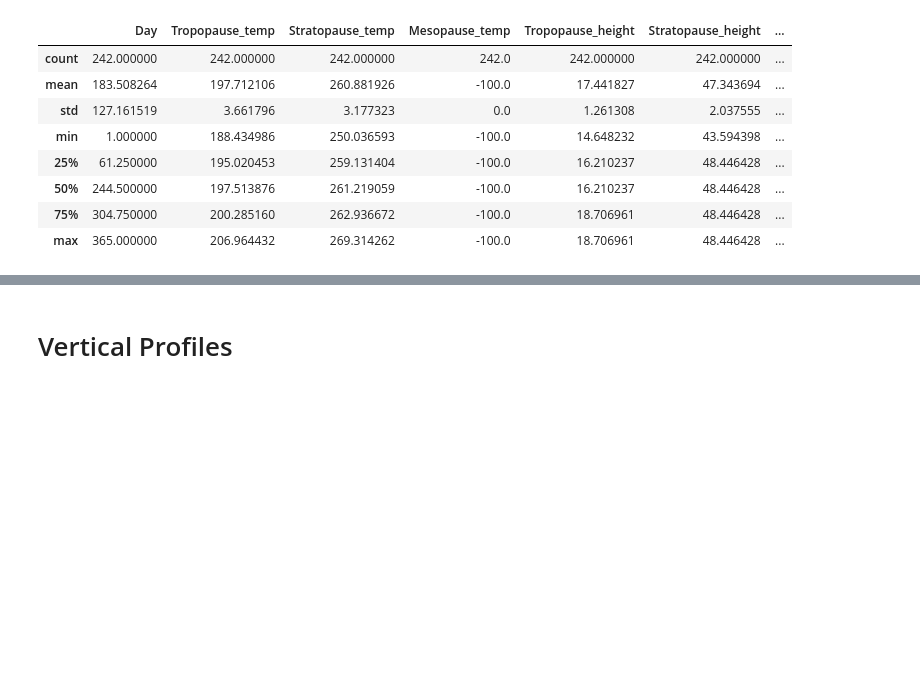
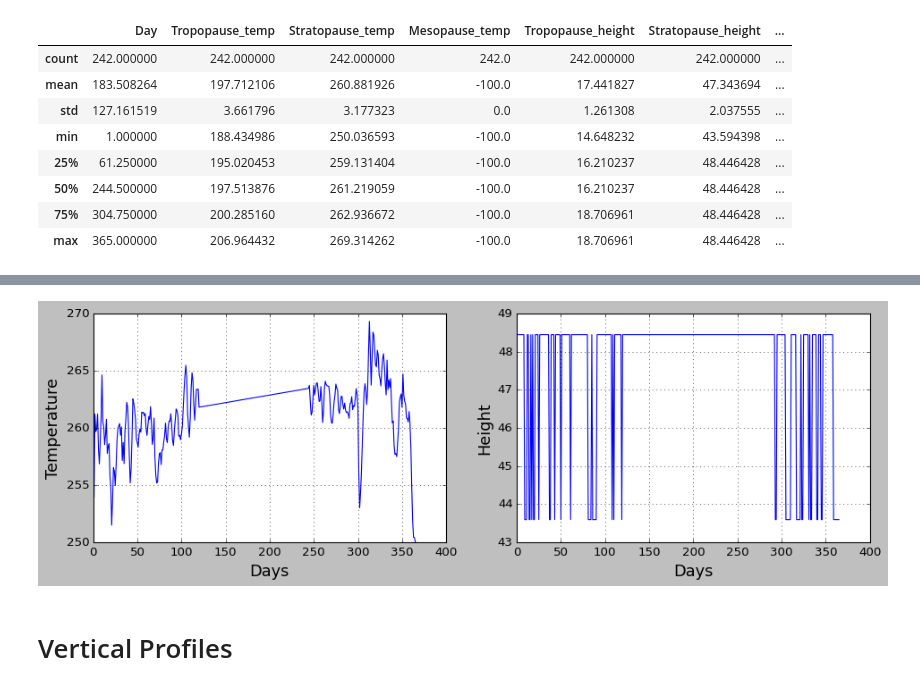
Before and after one commit to alinadevkota/DataViz, a Jupyter notebook: notebooks/Visualize netcdf data.ipynb, the cells around one changed output, grey strips where cells are left out. Drawn from its saved outputs; the diff is of its cells as text; code cells hidden in the pictures; blank space fills up the shorter version.

```diff
--- a/notebooks/Visualize netcdf data.ipynb
+++ b/notebooks/Visualize netcdf data.ipynb
@@ -386,3 +405,7 @@ pauses_df.describe()
+# %%
+line_plot_pause('Stratopause')
+# %% [output]
+[figure, added]
 # %% [markdown]
 # Vertical Profiles
 # %%
```
Also changed, not shown: parts of 7 cells of this notebook.
